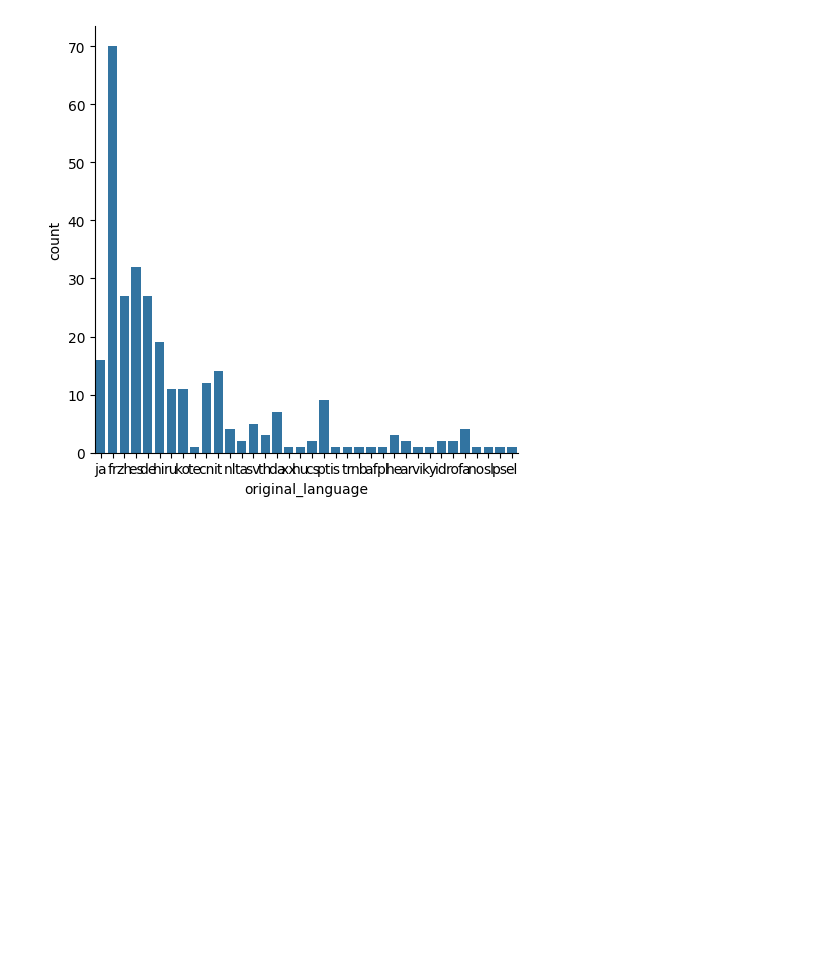
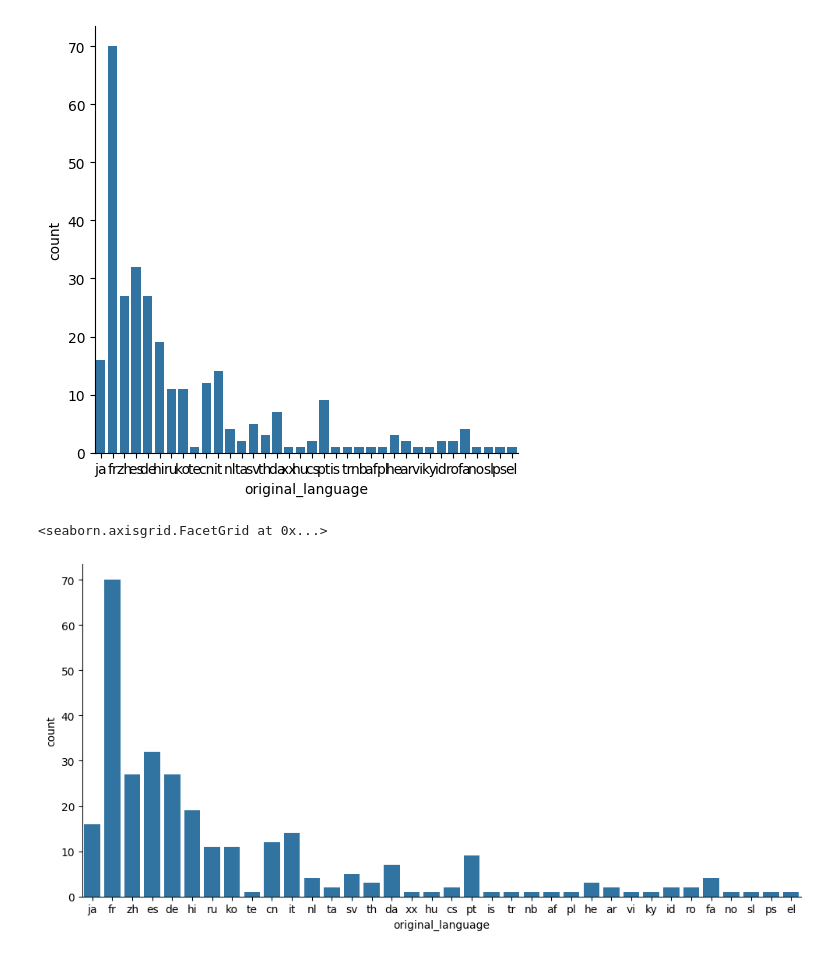
Before and after one commit to Vinicius203/Data_Science, a Jupyter notebook: Iniciante/Analise_e_Visualizacao/introducao_data_science.ipynb, the cells around one changed output. Saved outputs shown, nothing was run; the diff lists cells and outputs as text; code cells hidden in the pictures; blank space fills up the shorter version.

```diff
--- a/Iniciante/Analise_e_Visualizacao/introducao_data_science.ipynb
+++ b/Iniciante/Analise_e_Visualizacao/introducao_data_science.ipynb
@@ -399,3 +400,12 @@ sns.catplot(x = "original_language", kind = "count", data = filmes_lingua_difere
 # %% [output]
 <seaborn.axisgrid.FacetGrid at 0x...>
 [figure]
+# %%
+sns.catplot(x = "original_language", kind = "count",
+            data = filmes_lingua_diferente_ingles, aspect = 2)
+
+# Usando o aspect, conseguimos modificar a forma como vemos
+# o gráfico.
+# %% [output]
+<seaborn.axisgrid.FacetGrid at 0x...>
+[figure, added]
```
Also changed, not shown: parts of 12 cells of this notebook.
